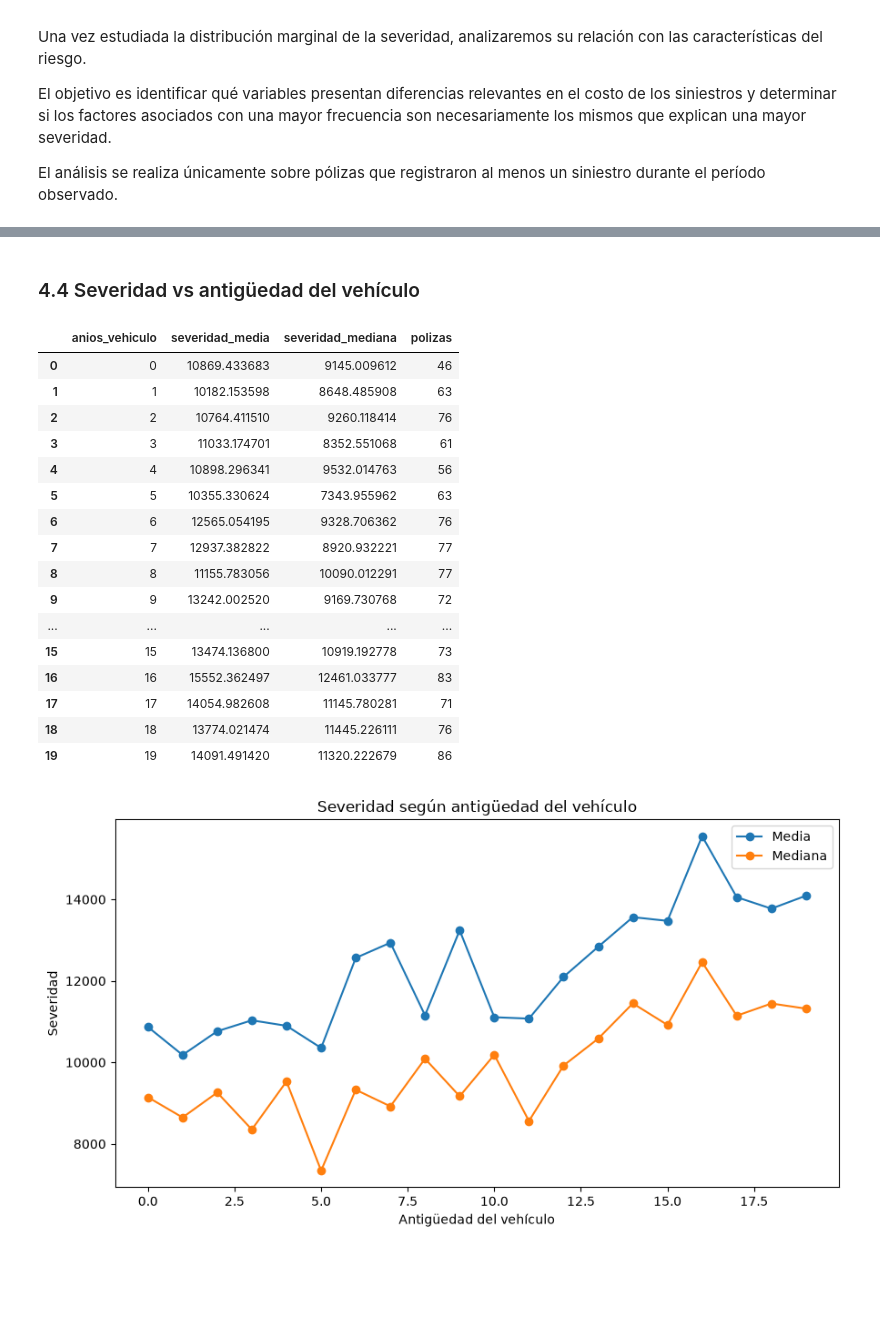
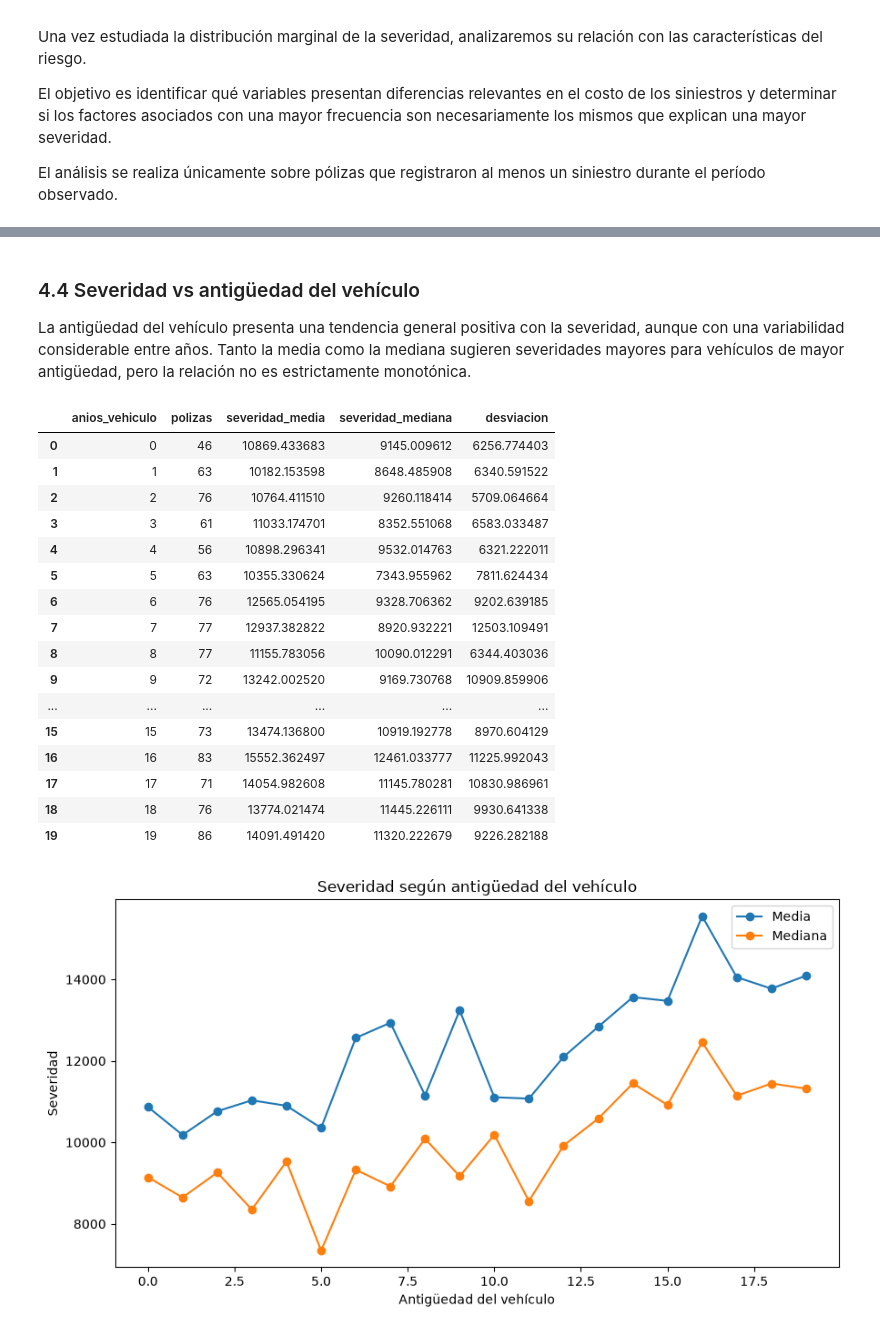
Before and after one commit to ActuarioDereckFuzz/Modelos_estadisticosvsMLvsDeep-Learning, a Jupyter notebook: notebooks/02_eda.ipynb, the cells around one changed output, grey strips where cells are left out. Cells and saved outputs as stored; diff of their text form; code cells hidden in the pictures; blank space fills up the shorter version.

Commit message:
Actualización: Agregué Analisis para severidad y costo

```diff
--- a/notebooks/02_eda.ipynb
+++ b/notebooks/02_eda.ipynb
@@ -1057,7 +1055,7 @@ El análisis se realiza únicamente sobre pólizas que registraron al menos un
 siniestro durante el período observado.
 # %%
 def severity_summary(df, variable):
-    return (
+    summary = (
         df.groupby(variable, observed=True)
         .agg(
             polizas=("severidad_promedio", "size"),
@@ -1067,3 +1065,9 @@ def severity_summary(df, variable):
         )
         .reset_index()
     )
+    if variable in orders:
+        summary[variable] = pd.Categorical(summary[variable],
+                                           categories=orders[variable],
+                                           ordered=True)
+        summary = summary.sort_values(variable)
+    return summary
@@ -1128,36 +1192,28 @@ plt.show()
 # %% [markdown]
 ### 4.4 Severidad vs antigüedad del vehículo
+
+La antigüedad del vehículo presenta una tendencia general positiva con la severidad, aunque con una variabilidad considerable entre años. Tanto la media como la mediana sugieren severidades mayores para vehículos de mayor antigüedad, pero la relación no es estrictamente monotónica.
 # %%
-sev_antiguedad = (
-    df_severity
-    .groupby("anios_vehiculo")
-    .agg(
-        severidad_media=("severidad_promedio", "mean"),
-        severidad_mediana=("severidad_promedio", "median"),
-        polizas=("severidad_promedio", "size")
-    )
-    .reset_index()
-)
-
-sev_antiguedad
+sev_antiguedad = severity_summary(df_severity,"anios_vehiculo")
+display(sev_antiguedad)
 # %% [output]
-|  | anios_vehiculo | severidad_media | severidad_mediana | polizas |
-| 0 | 0 | 10869.433683 | 9145.009612 | 46 |
-| 1 | 1 | 10182.153598 | 8648.485908 | 63 |
-| 2 | 2 | 10764.411510 | 9260.118414 | 76 |
-| 3 | 3 | 11033.174701 | 8352.551068 | 61 |
-| 4 | 4 | 10898.296341 | 9532.014763 | 56 |
-| 5 | 5 | 10355.330624 | 7343.955962 | 63 |
-| 6 | 6 | 12565.054195 | 9328.706362 | 76 |
-| 7 | 7 | 12937.382822 | 8920.932221 | 77 |
-| 8 | 8 | 11155.783056 | 10090.012291 | 77 |
-| 9 | 9 | 13242.002520 | 9169.730768 | 72 |
-| ... | ... | ... | ... | ... |
-| 15 | 15 | 13474.136800 | 10919.192778 | 73 |
-| 16 | 16 | 15552.362497 | 12461.033777 | 83 |
-| 17 | 17 | 14054.982608 | 11145.780281 | 71 |
-| 18 | 18 | 13774.021474 | 11445.226111 | 76 |
-| 19 | 19 | 14091.491420 | 11320.222679 | 86 |
+|  | anios_vehiculo | polizas | severidad_media | severidad_mediana | desviacion |
+| 0 | 0 | 46 | 10869.433683 | 9145.009612 | 6256.774403 |
+| 1 | 1 | 63 | 10182.153598 | 8648.485908 | 6340.591522 |
+| 2 | 2 | 76 | 10764.411510 | 9260.118414 | 5709.064664 |
+| 3 | 3 | 61 | 11033.174701 | 8352.551068 | 6583.033487 |
+| 4 | 4 | 56 | 10898.296341 | 9532.014763 | 6321.222011 |
+| 5 | 5 | 63 | 10355.330624 | 7343.955962 | 7811.624434 |
+| 6 | 6 | 76 | 12565.054195 | 9328.706362 | 9202.639185 |
+| 7 | 7 | 77 | 12937.382822 | 8920.932221 | 12503.109491 |
+| 8 | 8 | 77 | 11155.783056 | 10090.012291 | 6344.403036 |
+| 9 | 9 | 72 | 13242.002520 | 9169.730768 | 10909.859906 |
+| ... | ... | ... | ... | ... | ... |
+| 15 | 15 | 73 | 13474.136800 | 10919.192778 | 8970.604129 |
+| 16 | 16 | 83 | 15552.362497 | 12461.033777 | 11225.992043 |
+| 17 | 17 | 71 | 14054.982608 | 11145.780281 | 10830.986961 |
+| 18 | 18 | 76 | 13774.021474 | 11445.226111 | 9930.641338 |
+| 19 | 19 | 86 | 14091.491420 | 11320.222679 | 9226.282188 |
 # %%
 plt.figure(figsize=(9, 5))
 
```
Also changed, not shown: parts of 24 cells of this notebook, 1 other file.
